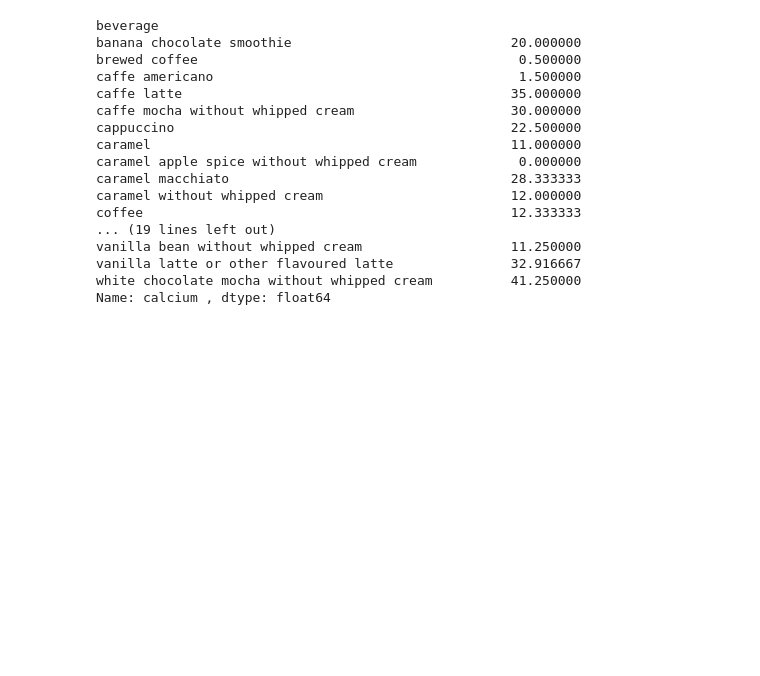
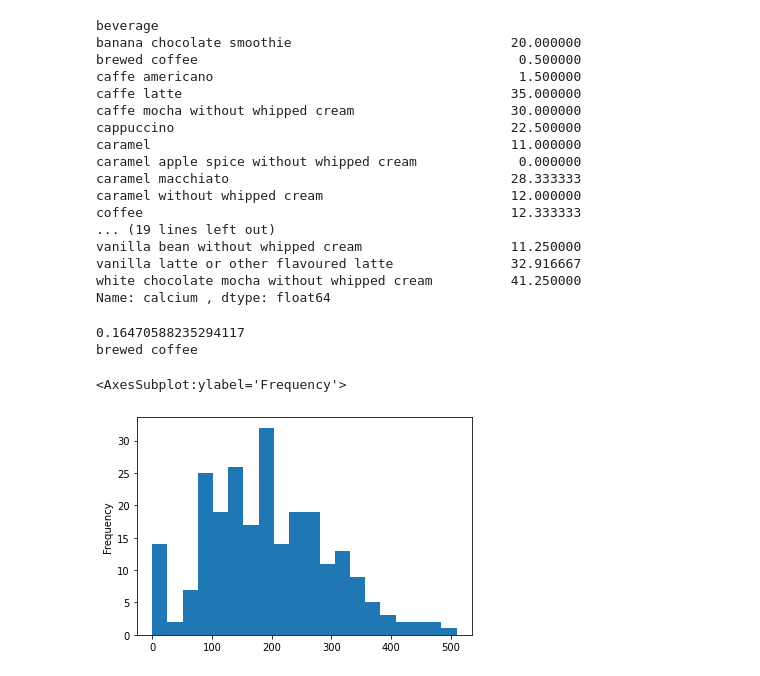
Before and after one commit to skurata681/MDST, a Jupyter notebook: checkpoint2/checkpoint2a.ipynb, the cells around one changed output. Drawn from its saved outputs; the diff is of its cells as text; code cells hidden in the pictures; blank space fills up the shorter version.

```diff
--- a/checkpoint2/checkpoint2a.ipynb
+++ b/checkpoint2/checkpoint2a.ipynb
@@ -142,7 +142,26 @@ Name: calcium , dtype: float64
 # (you can use more than one line for this one)
 # there are multiple valid approaches you can take for this (with different answers)
 # I know that you want more calories for bulking season but whatever this is MDST, not Michigan Muscle Club okay
+p = df.groupby('beverage')['protein '].mean()
+c = df.groupby('beverage')['calories'].mean()
+
+# want highest protein per calorie content
+ProtPerCal = p / c
+maxProtPerCal = ProtPerCal.max()
+print(maxProtPerCal)
+ProtPerCal
+#from ProtPerCal: .164 corresponds to brewed coffee
+print('brewed coffee')
+# %% [output]
+0.16470588235294117
+brewed coffee
 # %%
 # plot the distribution of the number of calories in drinks using matplotlib
+import matplotlib.pyplot as plt
+
+df['calories'].plot.hist(bins=20)
+# %% [output]
+<AxesSubplot:ylabel='Frequency'>
+[figure, added]
 # %%
 # plot the same distribution using seaborn. what about a density plot instead?
```
Also changed, not shown: parts of 6 cells of this notebook.
